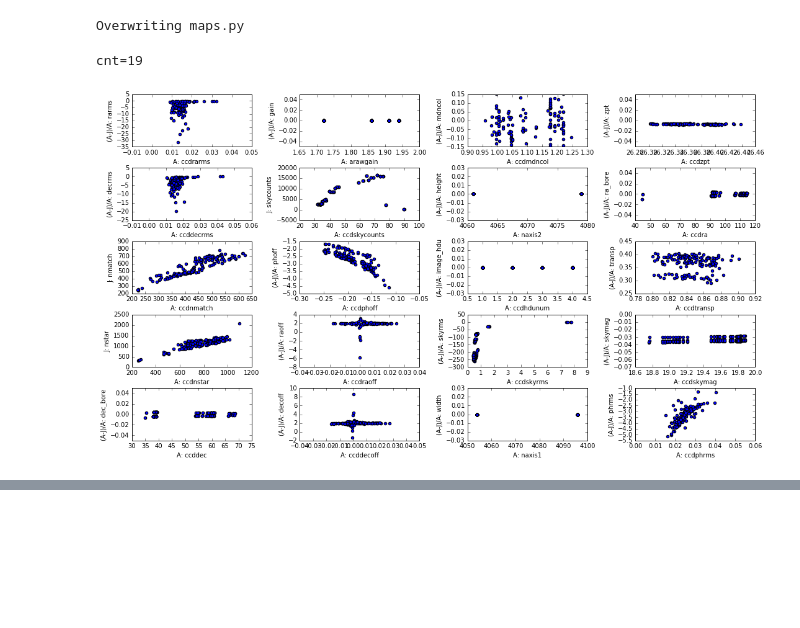
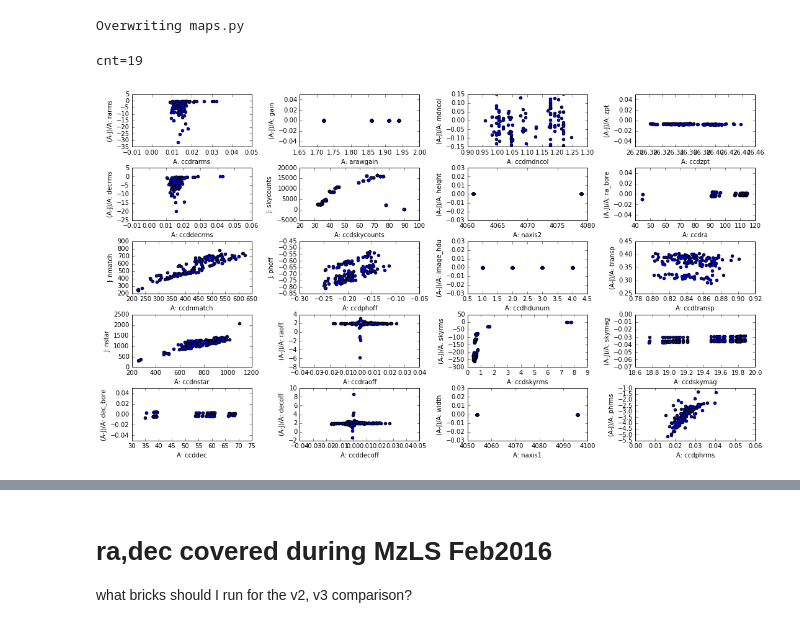
Before and after one commit to legacysurvey/legacypipe, a Jupyter notebook: py/legacyccds/legacy-zeropoints.ipynb, the cells around one changed output, grey strips where cells are left out. Drawn from its saved outputs; the diff is of its cells as text; code cells hidden in the pictures; blank space fills up the shorter version.

```diff
--- a/py/legacyccds/legacy-zeropoints.ipynb
+++ b/py/legacyccds/legacy-zeropoints.ipynb
@@ -41,11 +43,16 @@ The autoreload extension is already loaded. To reload it, use:
 # %%
 # Merge tables
 # a for Arjun, j for John
-fns=glob.glob('/project/projectdirs/desi/users/burleigh/test_data/zeropoint*v2.fits')
 j_cat,a_cat= [],[]
+fns=glob.glob('/project/projectdirs/desi/users/burleigh/test_data/old/zeropoint*v2.fits')
 for fn in fns:
     j_cat.append( fits_table(fn) )
     a_fn= os.path.join(os.path.dirname(fn), 'arjun_'+os.path.basename(fn))
     a_cat.append( fits_table(a_fn) )
+# fns=glob.glob('/project/projectdirs/desi/users/burleigh/test_data/zeropoint*v2.fits')
+# for fn in fns:
+#     a_cat.append( fits_table(fn) )
+#     j_fn= os.path.join(os.path.dirname(fn), 'units_1arcsec_'+os.path.basename(fn))
+#     j_cat.append( fits_table(j_fn) )
 j = merge_tables(j_cat, columns='fillzero')
 a = merge_tables(a_cat, columns='fillzero')
@@ -51,0 +234,22 @@ a = merge_tables(a_cat, columns='fillzero')
+# %%
+# Keys with SAME NAME
+fig,axes= plt.subplots(4,4,figsize=(18,10))
+ax=axes.flatten()
+hw=0.4
+plt.subplots_adjust(hspace=hw,wspace=hw)
+cnt=-1
+for key in sj.intersection(sa):
+    if key in ['date_obs','filter','object','propid','ccdname']:
+        continue
+    if key in ['ha','ut']:
+        continue
+    if key in ['zpt']:
+        continue #A zpt not -> J zpt
+    cnt+=1
+    y= (a.get(key) - j.get(key))/a.get(key)
+    ax[cnt].scatter(a.get(key),y)
+    xlab=ax[cnt].set_xlabel('A: %s' % key)
+    ylab=ax[cnt].set_ylabel('(A-J)/A: %s' % key)
+    ax[cnt].set_ylim([-0.01,0.01])
+plt.savefig("same_keys_same_data.png",\
+            bbox_extra_artists=[xlab,ylab], bbox_inches='tight',dpi=150)
@@ -80,0 +320,4 @@ None
+# %%
+a_key,j_key= 'ccdra','ra'
+y= (a.get(a_key) - j.get(j_key))/a.get(a_key)
+plt.scatter(a.get(a_key),y)
@@ -173,37 +434,40 @@ Overwriting maps.py
 # SAME DATA, Different keys
 import maps
 fig,axes= plt.subplots(5,4,figsize=(18,10))
 ax=axes.flatten()
 hw=0.4
 plt.subplots_adjust(hspace=hw,wspace=hw)
 cnt=-1
 # Arjun only
 for key in sa.difference(sj):
     #avoid=
     if key in maps.a_not_in_j():
         continue
     if key in ['filename']:
         continue
     cnt+=1
-    if key in ['ccdnmatch','ccdnstar','ccdskycounts']:
-        y= j.get( maps.a2j(key) )
+    jval= maps.convert_j2a(j, maps.a2j(key) )
+    if key in ['ccdnmatch','ccdnstar','ccdskycounts','ccdphoff']:
+#         y= j.get( maps.a2j(key) )
+        y=jval
         ax[cnt].scatter(a.get(key),y)
         xlab=ax[cnt].set_xlabel('A: %s' % key)
         ylab=ax[cnt].set_ylabel('J: %s' % maps.a2j(key) )
     else:
-        y= (a.get(key) - j.get( maps.a2j(key) ))/a.get(key)
+#         y= (a.get(key) - j.get( maps.a2j(key) ))/a.get(key)
+        y= (a.get(key) - jval)/a.get(key)
         ax[cnt].scatter(a.get(key),y)
         xlab=ax[cnt].set_xlabel('A: %s' % key)
         ylab=ax[cnt].set_ylabel('(A-J)/A: %s' % maps.a2j(key) )
     ylim= maps.lims_for_key(key)
     if ylim != 'none':
         ax[cnt].set_ylim([-ylim,ylim])
 plt.savefig("same_data_diff_keys.png",\
             bbox_extra_artists=[xlab,ylab], bbox_inches='tight',dpi=150)
 print "cnt=%d" % cnt
 # %% [output]
 cnt=19
-[figure, old version]
+[figure, new version]
 # %%
 # If STRINGS not identicial, print them
 same= ['date_obs','filter','object','propid','ccdname','ha','ut']
@@ -254,3 +518,7 @@ John:
 camera:  mosaic3
 expid:  00021214-CCD1
 pixscale:  0.259628
+# %% [markdown]
+# ra,dec covered during MzLS Feb2016
+
+what bricks should I run for the v2, v3 comparison?
```
Also changed, not shown: parts of 26 cells of this notebook.
